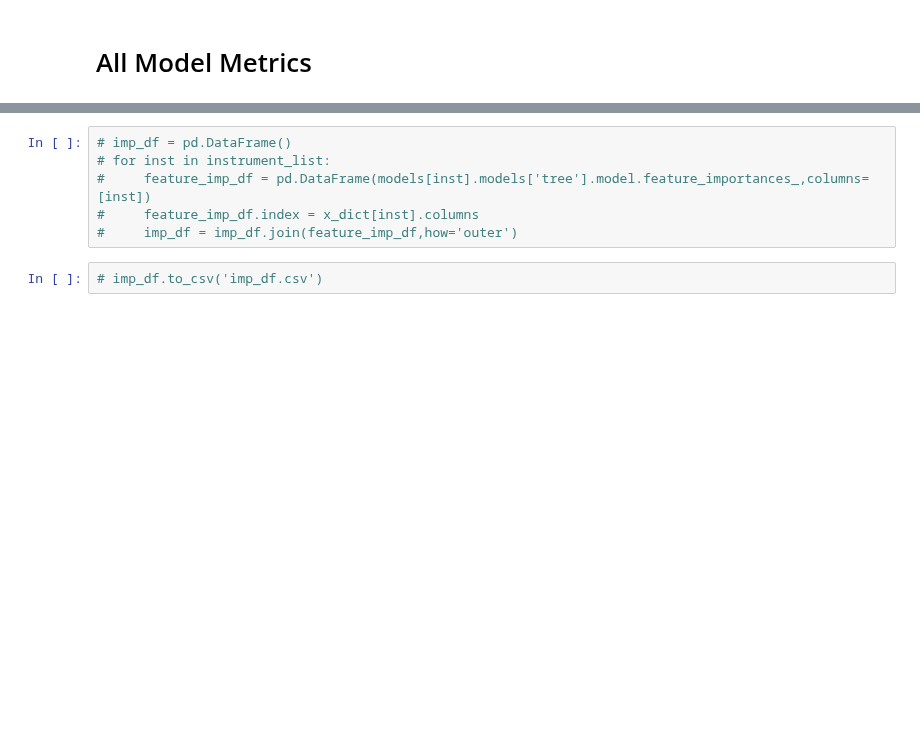
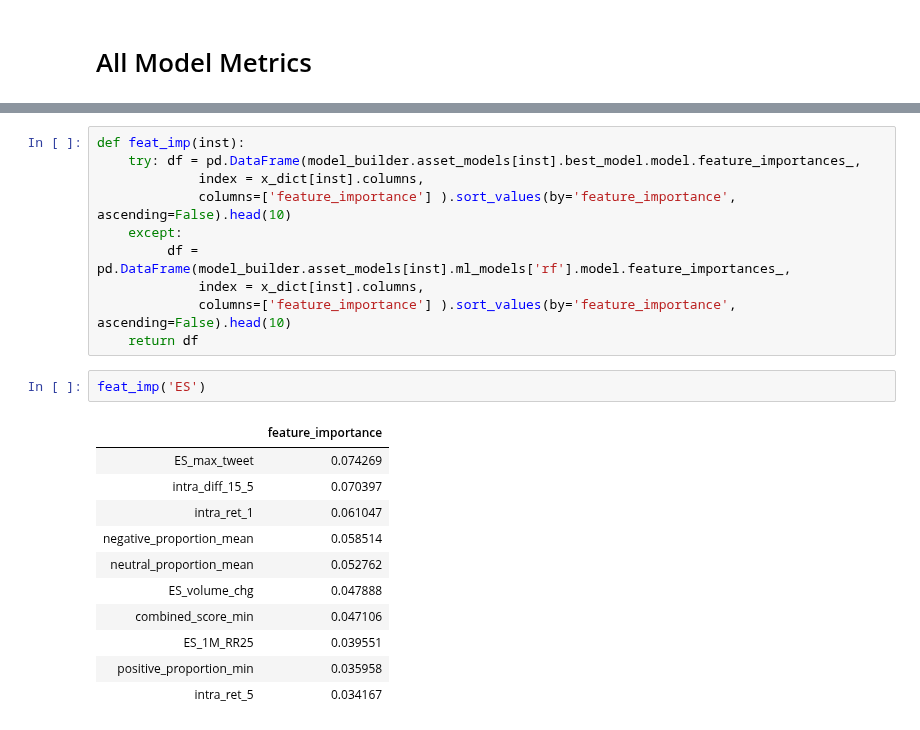
Before and after one commit to QuantCS109/TrumpTweets, a Jupyter notebook: notebooks_modelling/model_evaluation.ipynb, the cells around one changed output, grey strips where cells are left out. Saved outputs shown, nothing was run; the diff lists cells and outputs as text; blank space fills up the shorter version.

Commit message:
(fix) Fixed feature importance calculation

```diff
--- a/notebooks_modelling/model_evaluation.ipynb
+++ b/notebooks_modelling/model_evaluation.ipynb
@@ -497,8 +471,24 @@ model_builder.accuracies_all
-# %%
-# imp_df = pd.DataFrame()
-# for inst in instrument_list:
-#     feature_imp_df = pd.DataFrame(models[inst].models['tree'].model.feature_importances_,columns=[inst])
-#     feature_imp_df.index = x_dict[inst].columns
-#     imp_df = imp_df.join(feature_imp_df,how='outer')
-# %%
-# imp_df.to_csv('imp_df.csv')
+# %%
+def feat_imp(inst):
+    try: df = pd.DataFrame(model_builder.asset_models[inst].best_model.model.feature_importances_,
+             index = x_dict[inst].columns,
+             columns=['feature_importance'] ).sort_values(by='feature_importance', ascending=False).head(10)
+    except:
+         df = pd.DataFrame(model_builder.asset_models[inst].ml_models['rf'].model.feature_importances_,
+             index = x_dict[inst].columns,
+             columns=['feature_importance'] ).sort_values(by='feature_importance', ascending=False).head(10)
+    return df
+# %%
+feat_imp('ES')
+# %% [output]
+|  | feature_importance |
+| ES_max_tweet | 0.074269 |
+| intra_diff_15_5 | 0.070397 |
+| intra_ret_1 | 0.061047 |
+| negative_proportion_mean | 0.058514 |
+| neutral_proportion_mean | 0.052762 |
+| ES_volume_chg | 0.047888 |
+| combined_score_min | 0.047106 |
+| ES_1M_RR25 | 0.039551 |
+| positive_proportion_min | 0.035958 |
+| intra_ret_5 | 0.034167 |
```
Also changed, not shown: parts of 18 cells of this notebook, 2 other files.
